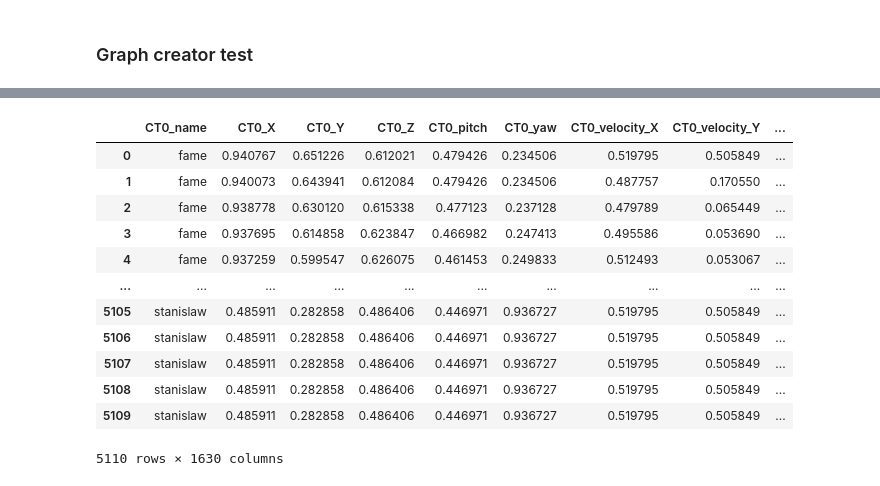
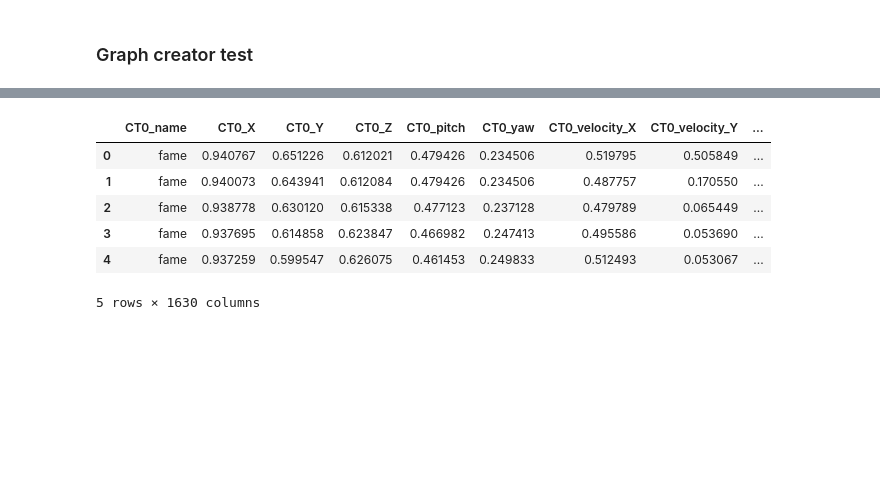
Before and after one commit to szmidapatrik/c2m1TPaeVlsln, a Jupyter notebook: proj/graph_dataset/CS2_dataset_package_test.ipynb, the cells around one changed output, grey strips where cells are left out. Drawn from its saved outputs; the diff is of its cells as text; code cells hidden in the pictures; blank space fills up the shorter version.

```diff
--- a/proj/graph_dataset/CS2_dataset_package_test.ipynb
+++ b/proj/graph_dataset/CS2_dataset_package_test.ipynb
@@ -157,22 +165,16 @@ Inf values: 0
 # %%
 # Build dictionary
 dictionary = CS2_Dictionary().build_single_dictionary(df_dict)
 
 # Normalize match
 scaler = load('../../model/scaler/inferno_map_scaler.pkl')
 df = tc.noramlize_match(df, dictionary, scaler)
-df
+df.head(5)
 # %% [output]
 |  | CT0_name | CT0_X | CT0_Y | CT0_Z | CT0_pitch | CT0_yaw | CT0_velocity_X | CT0_velocity_Y | ... |
 | 0 | fame | 0.940767 | 0.651226 | 0.612021 | 0.479426 | 0.234506 | 0.519795 | 0.505849 | ... |
 | 1 | fame | 0.940073 | 0.643941 | 0.612084 | 0.479426 | 0.234506 | 0.487757 | 0.170550 | ... |
 | 2 | fame | 0.938778 | 0.630120 | 0.615338 | 0.477123 | 0.237128 | 0.479789 | 0.065449 | ... |
 | 3 | fame | 0.937695 | 0.614858 | 0.623847 | 0.466982 | 0.247413 | 0.495586 | 0.053690 | ... |
 | 4 | fame | 0.937259 | 0.599547 | 0.626075 | 0.461453 | 0.249833 | 0.512493 | 0.053067 | ... |
-| ... | ... | ... | ... | ... | ... | ... | ... | ... | ... |
-| 5105 | stanislaw | 0.485911 | 0.282858 | 0.486406 | 0.446971 | 0.936727 | 0.519795 | 0.505849 | ... |
-| 5106 | stanislaw | 0.485911 | 0.282858 | 0.486406 | 0.446971 | 0.936727 | 0.519795 | 0.505849 | ... |
-| 5107 | stanislaw | 0.485911 | 0.282858 | 0.486406 | 0.446971 | 0.936727 | 0.519795 | 0.505849 | ... |
-| 5108 | stanislaw | 0.485911 | 0.282858 | 0.486406 | 0.446971 | 0.936727 | 0.519795 | 0.505849 | ... |
-| 5109 | stanislaw | 0.485911 | 0.282858 | 0.486406 | 0.446971 | 0.936727 | 0.519795 | 0.505849 | ... |
-5110 rows × 1630 columns
+5 rows × 1630 columns
```
Also changed, not shown: parts of 6 cells of this notebook, 1 other file.
